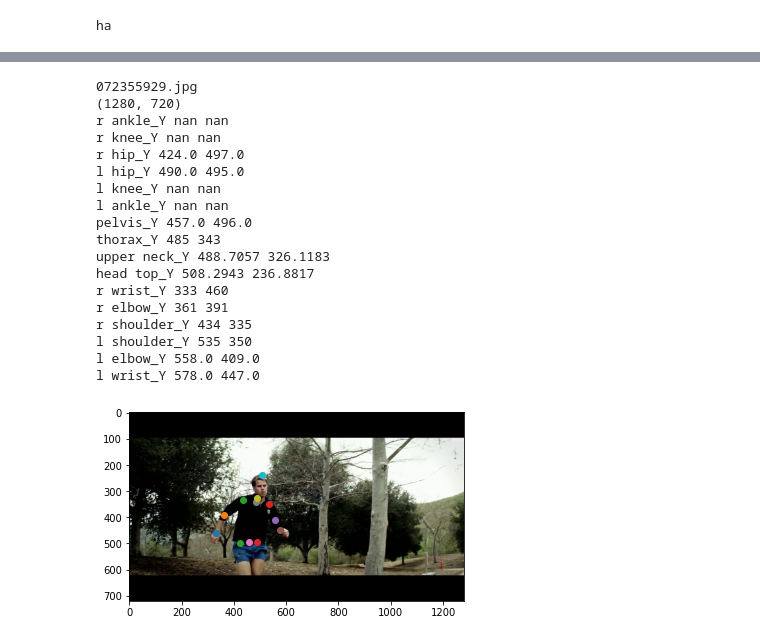
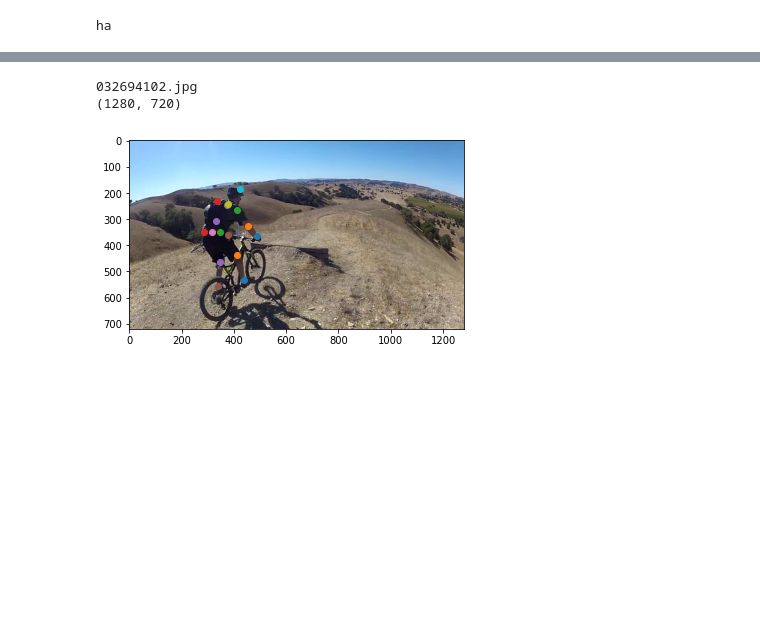
Before and after one commit to abhijithatreyat/geomstats_project, a Jupyter notebook: notebook_hw4.ipynb, the cells around one changed output, grey strips where cells are left out. Drawn from its saved outputs; the diff is of its cells as text; code cells hidden in the pictures; blank space fills up the shorter version.

```diff
--- a/notebook_hw4.ipynb
+++ b/notebook_hw4.ipynb
@@ -121,14 +124,3 @@ def Clean_data(filter_data, data_arr):
     input_running_filtered =  input_running[input_running[data_arr] != -1]
 
     return input_running_filtered, input_cycling_filtered
-# %%
-# TODO Remove this cell
-import matplotlib.pyplot as plt
-test1 = input_running_filtered.head(2)
-test1_data = test1.drop(["NAME","Activity","Scale","Category"],axis=1).to_numpy()
-test1_data_r = np.reshape(test1_data[0,:], (16,2))
-
-f,ax = plt.subplots(figsize=(6, 6))
-img = plt.imread("089114311.jpg")
-ax.imshow(img)
-ax.scatter([test1_data_r[:,0]], [test1_data_r[:,1]])
@@ -162,28 +151,12 @@ df_obj = pd.read_csv('mpii_dataset.csv')
 input_running_filtered, input_cycling_filtered = Clean_data(df_obj,data_arr)
 # %%
 # "image_id" is used to index an image from the dataframe
-image_id = -1
-imag(input_running_filtered,input_running_filtered.index[image_id])
+image_id = 15
+imag(input_cycling_filtered,input_cycling_filtered.index[image_id])
 # %% [output]
-072355929.jpg
+032694102.jpg
 (1280, 720)
-r ankle_Y nan nan
-r knee_Y nan nan
-r hip_Y 424.0 497.0
-l hip_Y 490.0 495.0
-l knee_Y nan nan
-l ankle_Y nan nan
-pelvis_Y 457.0 496.0
-thorax_Y 485 343
-upper neck_Y 488.7057 326.1183
-head top_Y 508.2943 236.8817
-r wrist_Y 333 460
-r elbow_Y 361 391
-r shoulder_Y 434 335
-l shoulder_Y 535 350
-l elbow_Y 558.0 409.0
-l wrist_Y 578.0 447.0
-[figure, old version]
+[figure, new version]
 # %%
 # Preprocess the data
 import geomstats.backend as gs
```
Also changed, not shown: parts of 21 cells of this notebook.
